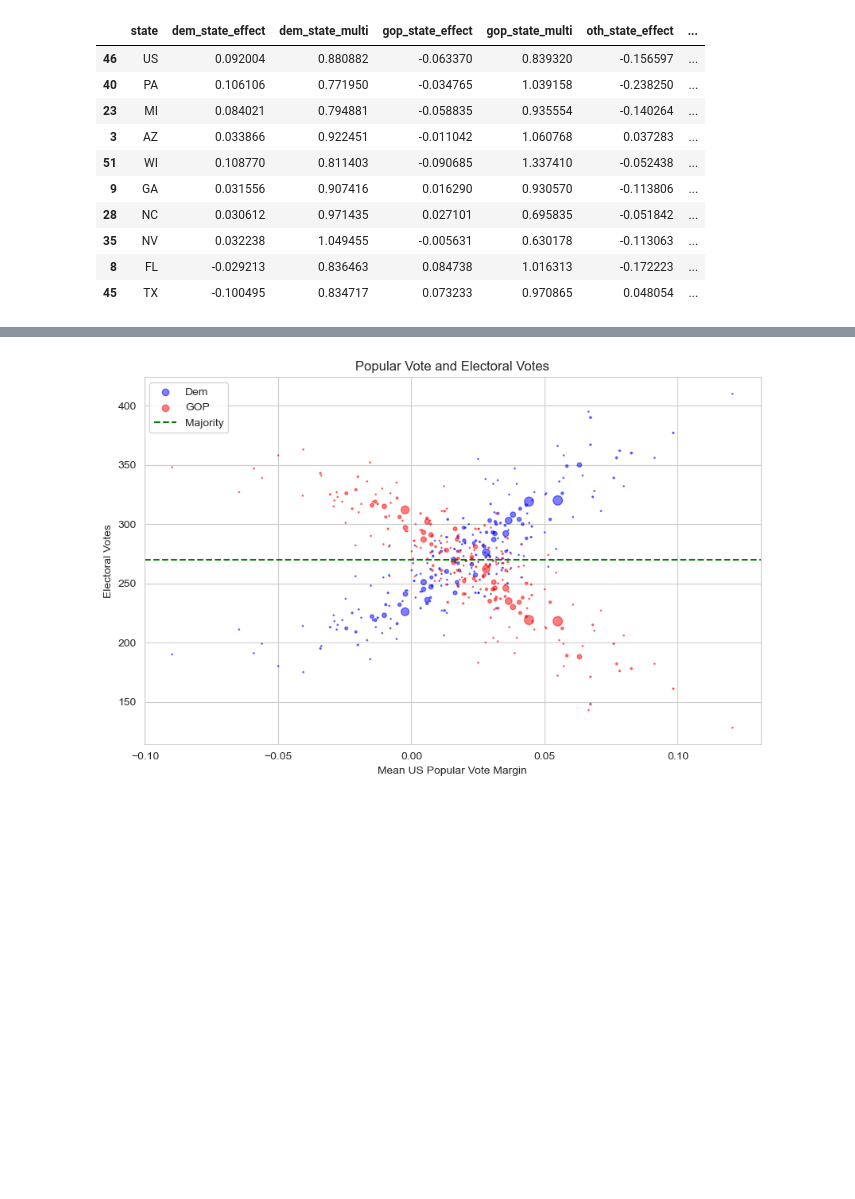
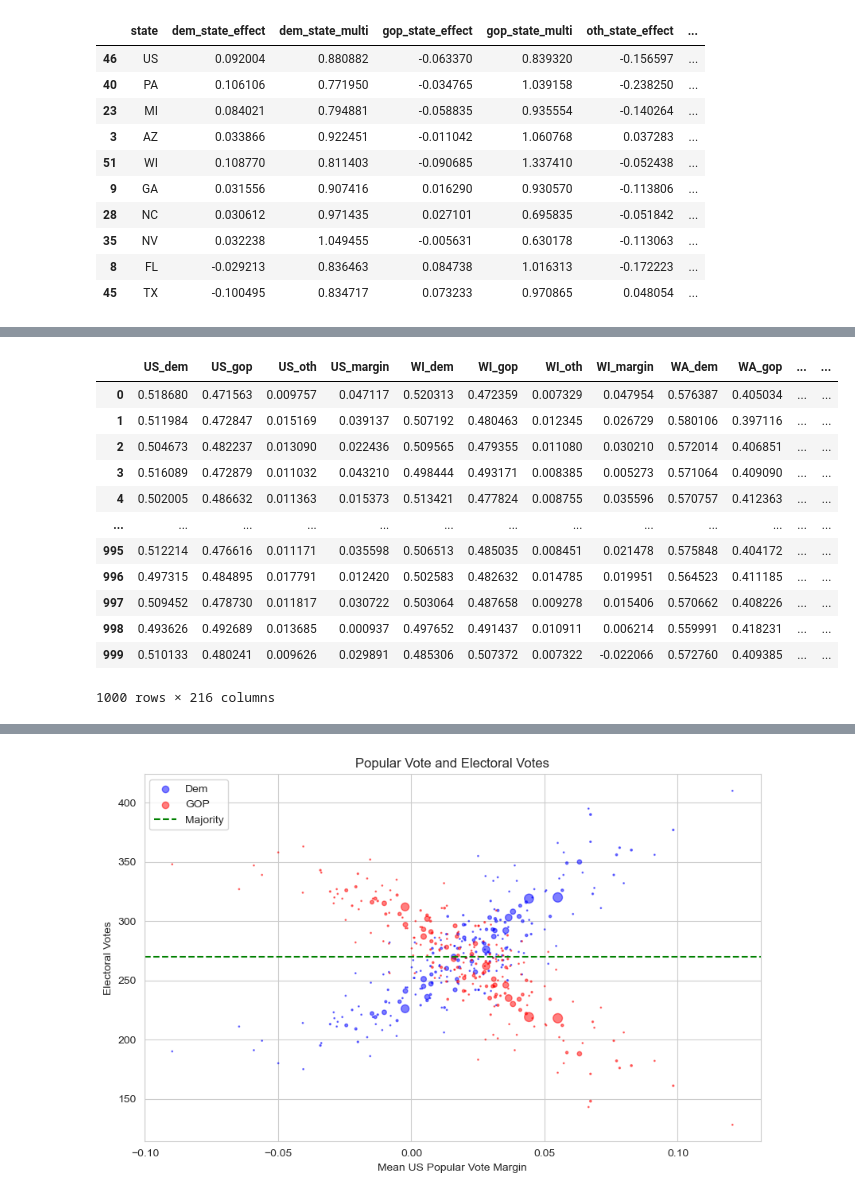
Before and after one commit to andrewpwalters/US-Presidential-Fundamentals, a Jupyter notebook: Notebooks/Polling Model - United States 2024.ipynb, the cells around one changed output, grey strips where cells are left out. Drawn from its saved outputs; the diff is of its cells as text; code cells hidden in the pictures; blank space fills up the shorter version.

```diff
--- a/Notebooks/Polling Model - United States 2024.ipynb
+++ b/Notebooks/Polling Model - United States 2024.ipynb
@@ -1993,3 +1993,19 @@ df_winp.loc[:, (df_winp.mean(axis=0) >= 0.01) & (df_winp.mean(axis=0) <= .99)].i
 | IA | 0.066525 | 0.074659 | 0.266738 | 0.089375 | 0.103472 | 0.164625 | 0.126267 | 0.106424 | 0.109085 | 0.119202 | 0.026894 | ... |
 | NJ | 0.206949 | 0.149071 | 0.022787 | 0.151409 | 0.148228 | 0.078397 | 0.089610 | 0.144116 | 0.100090 | 0.012146 | 0.373097 | ... |
 | dem_ec | 0.473529 | 0.654515 | 0.170943 | 0.655872 | 0.750468 | 0.553617 | 0.593181 | 0.612690 | 0.644463 | 0.091113 | 0.233745 | ... |
+# %%
+df_results
+# %% [output]
+|  | US_dem | US_gop | US_oth | US_margin | WI_dem | WI_gop | WI_oth | WI_margin | WA_dem | WA_gop | ... | ... |
+| 0 | 0.518680 | 0.471563 | 0.009757 | 0.047117 | 0.520313 | 0.472359 | 0.007329 | 0.047954 | 0.576387 | 0.405034 | ... | ... |
+| 1 | 0.511984 | 0.472847 | 0.015169 | 0.039137 | 0.507192 | 0.480463 | 0.012345 | 0.026729 | 0.580106 | 0.397116 | ... | ... |
+| 2 | 0.504673 | 0.482237 | 0.013090 | 0.022436 | 0.509565 | 0.479355 | 0.011080 | 0.030210 | 0.572014 | 0.406851 | ... | ... |
+| 3 | 0.516089 | 0.472879 | 0.011032 | 0.043210 | 0.498444 | 0.493171 | 0.008385 | 0.005273 | 0.571064 | 0.409090 | ... | ... |
+| 4 | 0.502005 | 0.486632 | 0.011363 | 0.015373 | 0.513421 | 0.477824 | 0.008755 | 0.035596 | 0.570757 | 0.412363 | ... | ... |
+| ... | ... | ... | ... | ... | ... | ... | ... | ... | ... | ... | ... | ... |
+| 995 | 0.512214 | 0.476616 | 0.011171 | 0.035598 | 0.506513 | 0.485035 | 0.008451 | 0.021478 | 0.575848 | 0.404172 | ... | ... |
+| 996 | 0.497315 | 0.484895 | 0.017791 | 0.012420 | 0.502583 | 0.482632 | 0.014785 | 0.019951 | 0.564523 | 0.411185 | ... | ... |
+| 997 | 0.509452 | 0.478730 | 0.011817 | 0.030722 | 0.503064 | 0.487658 | 0.009278 | 0.015406 | 0.570662 | 0.408226 | ... | ... |
+| 998 | 0.493626 | 0.492689 | 0.013685 | 0.000937 | 0.497652 | 0.491437 | 0.010911 | 0.006214 | 0.559991 | 0.418231 | ... | ... |
+| 999 | 0.510133 | 0.480241 | 0.009626 | 0.029891 | 0.485306 | 0.507372 | 0.007322 | -0.022066 | 0.572760 | 0.409385 | ... | ... |
+1000 rows × 216 columns
```
Also changed, not shown: parts of 1 cell of this notebook, 3 other files.
